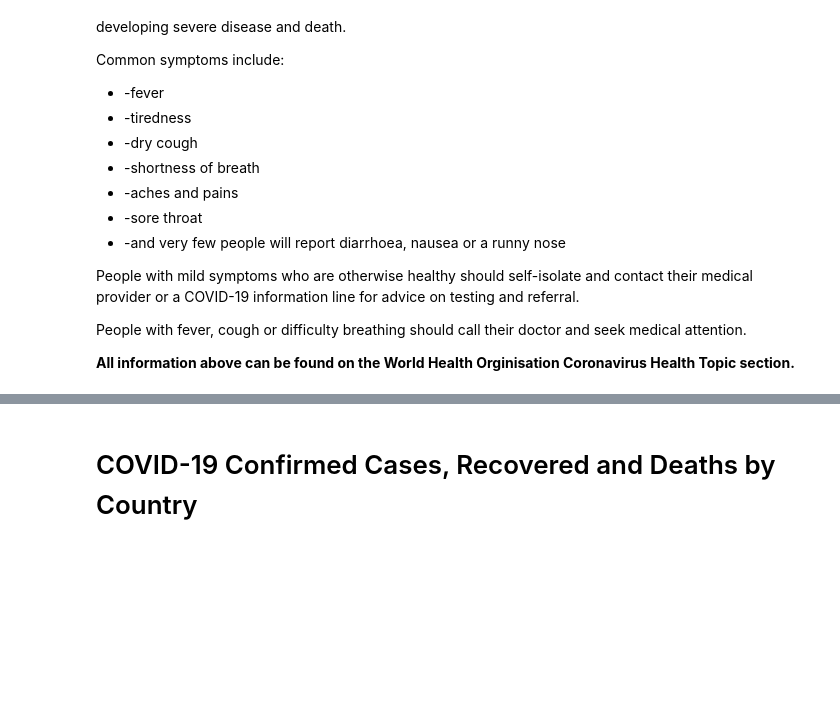
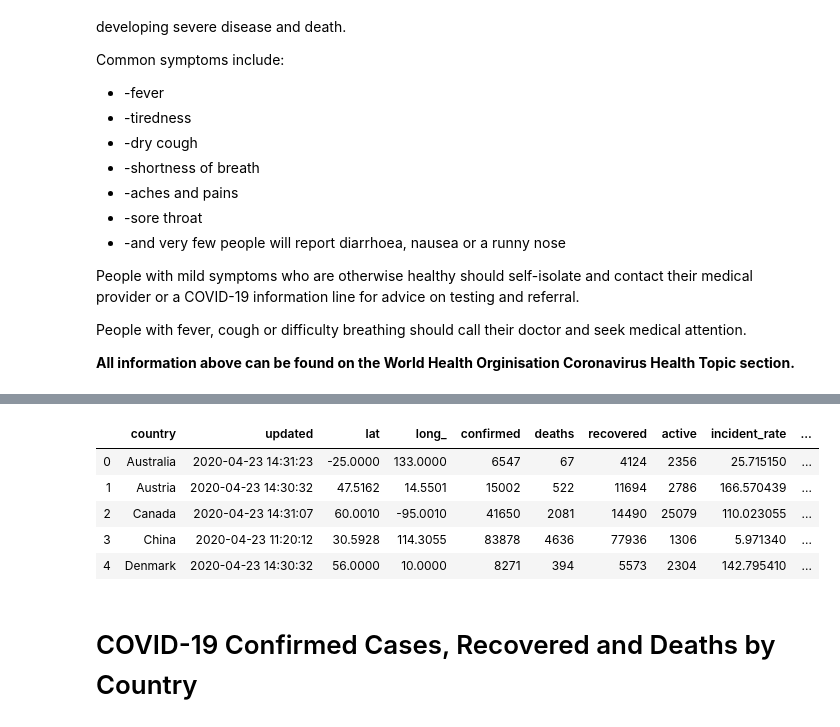
Before and after one commit to ericchee08/COVID-19-DASHBOARD, a Jupyter notebook: notebooks/COVID-19.ipynb, the cells around one changed output, grey strips where cells are left out. Cells and saved outputs as stored; diff of their text form; code cells hidden in the pictures; blank space fills up the shorter version.

```diff
--- a/notebooks/COVID-19.ipynb
+++ b/notebooks/COVID-19.ipynb
@@ -104,3 +110,12 @@ country_df = pd.read_csv("https://raw.githubusercontent.com/CSSEGISandData/COVID
+# %%
+country_df.head()
+# %% [output]
+|  | country | updated | lat | long_ | confirmed | deaths | recovered | active | incident_rate | ... |
+| 0 | Australia | 2020-04-23 14:31:23 | -25.0000 | 133.0000 | 6547 | 67 | 4124 | 2356 | 25.715150 | ... |
+| 1 | Austria | 2020-04-23 14:30:32 | 47.5162 | 14.5501 | 15002 | 522 | 11694 | 2786 | 166.570439 | ... |
+| 2 | Canada | 2020-04-23 14:31:07 | 60.0010 | -95.0010 | 41650 | 2081 | 14490 | 25079 | 110.023055 | ... |
+| 3 | China | 2020-04-23 11:20:12 | 30.5928 | 114.3055 | 83878 | 4636 | 77936 | 1306 | 5.971340 | ... |
+| 4 | Denmark | 2020-04-23 14:30:32 | 56.0000 | 10.0000 | 8271 | 394 | 5573 | 2304 | 142.795410 | ... |
 # %%
 # data cleaning - making all columns lower case
 
```
Also changed, not shown: parts of 4 cells of this notebook, 1 other file.
